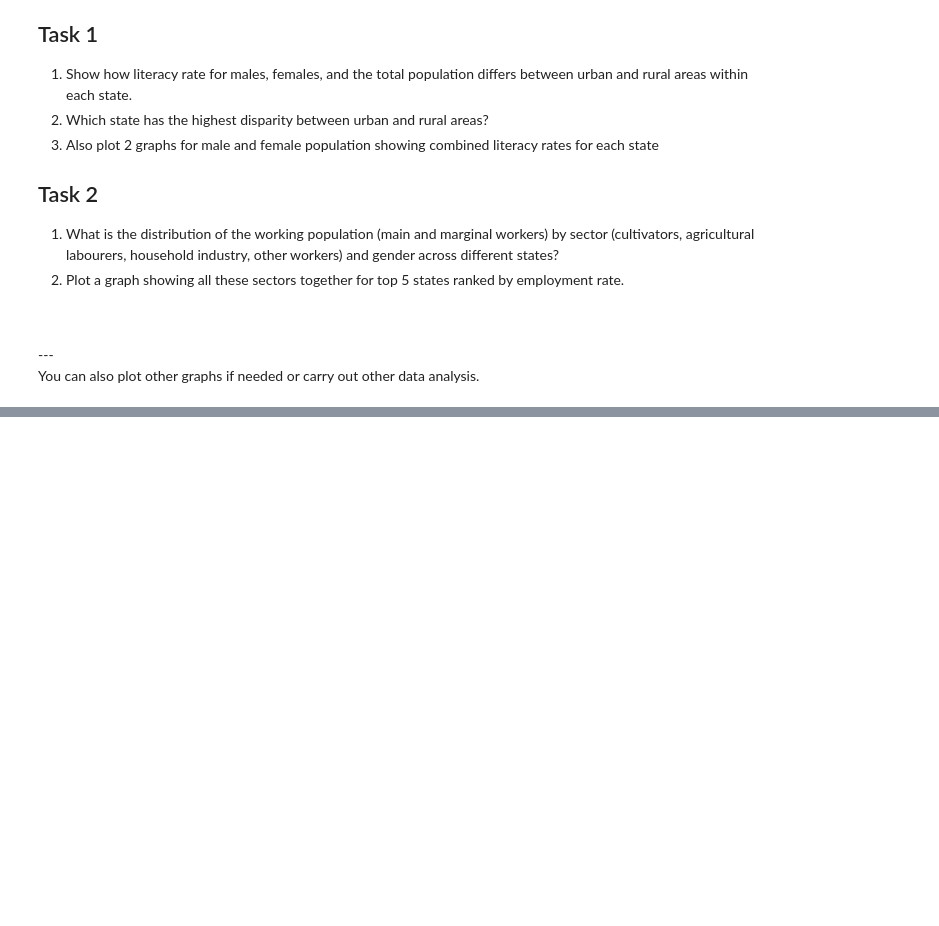
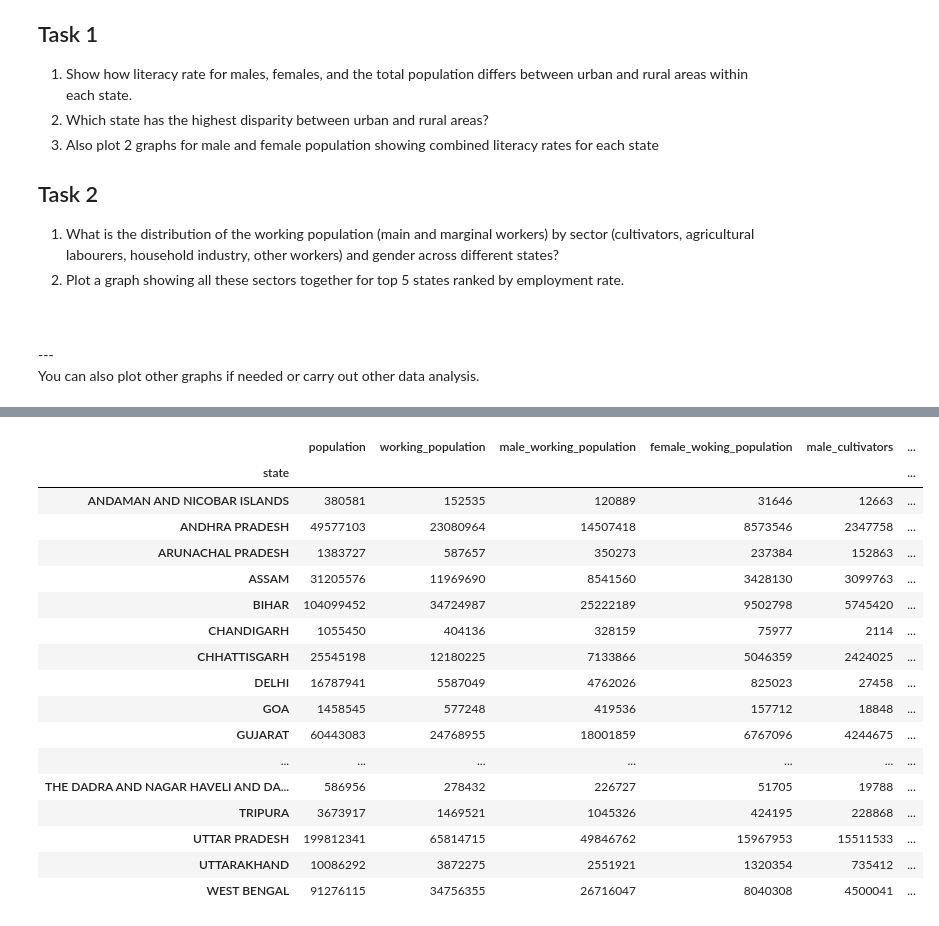
Before and after one commit to yaswanthk0424/web_scraping-2k25, a Jupyter notebook: Week2-Assignment/Problem1/problem1.ipynb, the cells around one changed output, grey strips where cells are left out. Drawn from its saved outputs; the diff is of its cells as text; code cells hidden in the pictures; blank space fills up the shorter version.

```diff
--- a/Week2-Assignment/Problem1/problem1.ipynb
+++ b/Week2-Assignment/Problem1/problem1.ipynb
@@ -33,0 +30,4 @@ data = pd.read_csv('NDAP_REPORT_6000.csv')
+# %%
+data.columns = data.columns.str.strip()
+# %%
+data.columns = data.columns.str.lower().str.replace(' ', '_')
@@ -33,0 +166,53 @@ data = pd.read_csv('NDAP_REPORT_6000.csv')
+# %%
+data['male_cultivators']=data['number_of_male_main_workers_as_cultivators']+data['number_of_male_marginal_workers_as_cultivators']
+data['female_cultivators'] = (data["number_of_female_main_workers_as_cultivators"] +data["number_of_female_marginal_workers_as_cultivators"])
+
+data["male_agri_labour"] = (
+    data["number_of_male_main_workers_as_agricultural_labourers"] +
+    data["number_of_male_marginal_workers_as_agricultural_labourers"] )
+data["female_agri_labour"] = (
+    data["number_of_female_main_workers_as_agricultural_labourers"] +
+    data["number_of_female_marginal_workers_as_agricultural_labourers"])
+data["male_household_industry"] = (
+    data["number_of_male_main_workers_in_the_household_industry"] +
+    data["number_of_male_marginal_workers_in_the_household_industry"]
+)
+data["female_household_industry"] = (
+    data["number_of_female_main_workers_in_the_household_industry"] +
+    data["number_of_female_marginal_workers_in_the_household_industry"]
+)
+data["male_other_workers"] = (
+    data["number_of_male_main_workers_as_other_workers"] +
+    data["number_of_male_marginal_workers_as_other_workers"]
+)
+
+data["female_other_workers"] = (
+    data["number_of_female_main_workers_as_other_workers"] +
+    data["number_of_female_marginal_workers_as_other_workers"]
+)
+# %%
+statewise2=data.groupby('state')[[ 'population','working_population','male_working_population','female_woking_population',"male_cultivators", "male_agri_labour",
+            "male_household_industry", "male_other_workers",
+            "female_cultivators", "female_agri_labour",
+            "female_household_industry", "female_other_workers"]].sum()
+# %%
+statewise2
+# %% [output]
+|  | population | working_population | male_working_population | female_woking_population | male_cultivators | ... |
+| state |  |  |  |  |  | ... |
+| ANDAMAN AND NICOBAR ISLANDS | 380581 | 152535 | 120889 | 31646 | 12663 | ... |
+| ANDHRA PRADESH | 49577103 | 23080964 | 14507418 | 8573546 | 2347758 | ... |
+| ARUNACHAL PRADESH | 1383727 | 587657 | 350273 | 237384 | 152863 | ... |
+| ASSAM | 31205576 | 11969690 | 8541560 | 3428130 | 3099763 | ... |
+| BIHAR | 104099452 | 34724987 | 25222189 | 9502798 | 5745420 | ... |
+| CHANDIGARH | 1055450 | 404136 | 328159 | 75977 | 2114 | ... |
+| CHHATTISGARH | 25545198 | 12180225 | 7133866 | 5046359 | 2424025 | ... |
+| DELHI | 16787941 | 5587049 | 4762026 | 825023 | 27458 | ... |
+| GOA | 1458545 | 577248 | 419536 | 157712 | 18848 | ... |
+| GUJARAT | 60443083 | 24768955 | 18001859 | 6767096 | 4244675 | ... |
+| ... | ... | ... | ... | ... | ... | ... |
+| THE DADRA AND NAGAR HAVELI AND DA... | 586956 | 278432 | 226727 | 51705 | 19788 | ... |
+| TRIPURA | 3673917 | 1469521 | 1045326 | 424195 | 228868 | ... |
+| UTTAR PRADESH | 199812341 | 65814715 | 49846762 | 15967953 | 15511533 | ... |
+| UTTARAKHAND | 10086292 | 3872275 | 2551921 | 1320354 | 735412 | ... |
+| WEST BENGAL | 91276115 | 34756355 | 26716047 | 8040308 | 4500041 | ... |
```
Also changed, not shown: parts of 23 cells of this notebook, 1 other file.
